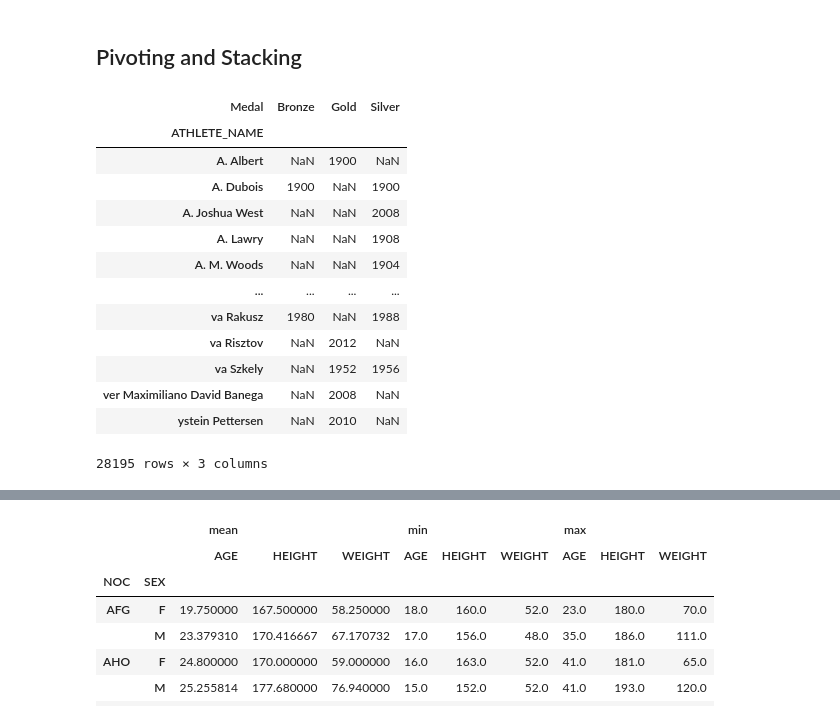
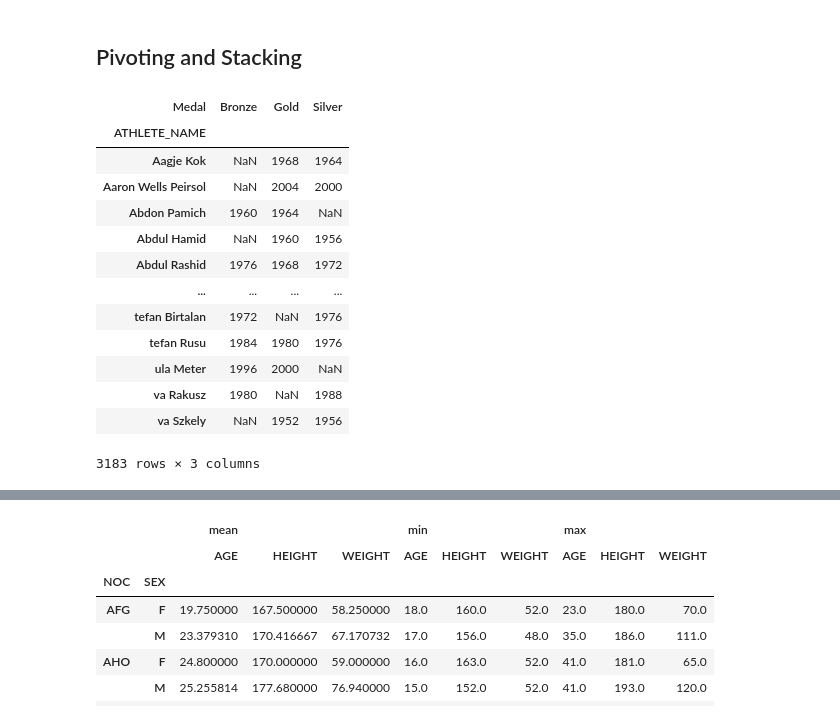
Before and after one commit to srushti-vai/Olympics-Data-Analysis, a Jupyter notebook: Olympics Data Analysis.ipynb, the cells around one changed output, grey strips where cells are left out. Drawn from its saved outputs; the diff is of its cells as text; code cells hidden in the pictures.

```diff
--- a/Olympics Data Analysis.ipynb
+++ b/Olympics Data Analysis.ipynb
@@ -167,3 +215,14 @@ The main use for this data frame will be to merge this with the athletes_df to g
 # first merges the athletes df with winter df
 total_df = pd.merge(athletes_df, all_seasons_df, left_on='ATHLETE_NAME', right_on='Name')
 total_df = total_df.drop('Name', axis=1)
+
+
+# Cleaning height, weight, and age of total_df by stack and sorting
+# by gender and sport, then imputing, to get similar data to fill in the NA values
+
+total_df = total_df.set_index(['SEX', 'Sport']).sort_index()
+total_df['AGE'].ffill(inplace=True)
+total_df['WEIGHT'].ffill(inplace=True)
+total_df['HEIGHT'].ffill(inplace=True)
+
+display(total_df)
@@ -174,11 +248,3 @@ The new dataframe that was created, called 'total_df' contains a combined datafr
 
 We will use this data frame first to clean the data in the athletes_df, by stacking using the gender and sport and sorting these indices, to impute data for the age, height and weight columns of the dataframe. The reason we sort by the gender and sport is so that we can impute similar biometrics for the athletes with missing data (ex. not accidentally using a male wrestlers' weight for a female figure skater).
 Next,
-# %%
-# Cleaning height, weight, and age of total_df by stack and sorting
-# by gender and sport, then imputing, to get similar data to fill in the NA values
-
-total_df = total_df.set_index(['SEX', 'Sport']).sort_index()
-total_df['AGE'] = total_df['AGE'].ffill()
-total_df['HEIGHT'] = total_df['HEIGHT'].ffill()
-total_df['WEIGHT'] = total_df['WEIGHT'].ffill()
@@ -228,30 +292,34 @@ The graphs above are 3 density graphs that each respectively analyze the age of
 # %%
 # pivot the data by player names and have the columns be the games,
 # values will be the medals to see the change in their winnings and improvement through the years
 
-copy_winners_df = winners_df.copy().reset_index()
+copy_winners_df = total_df.copy().reset_index()
 
-winners_subset = copy_winners_df[['ATHLETE_NAME', 'Year', 'Medal', 'Event']]
+winners_subset = copy_winners_df[['ATHLETE_NAME', 'Year', 'Medal']]
 
+# pivots the df to get the highest level medal earned by an athlete for the given year
 winners_pt = winners_subset.pivot_table(index=['ATHLETE_NAME'], columns='Medal', values='Year', aggfunc='first')
 
 winners_pt.stack()
 
 winners_pt.sort_index()
 
-display(winners_pt)
+multi_winner_pt = winners_pt[(winners_pt.Bronze != winners_pt.Silver) & (winners_pt.Bronze != winners_pt.Gold) & (winners_pt.Gold != winners_pt.Silver)].dropna(thresh=2)
+
+
+display(multi_winner_pt)
 # %% [output]
 | Medal | Bronze | Gold | Silver |
 | ATHLETE_NAME |  |  |  |
-| A. Albert | NaN | 1900 | NaN |
-| A. Dubois | 1900 | NaN | 1900 |
-| A. Joshua West | NaN | NaN | 2008 |
-| A. Lawry | NaN | NaN | 1908 |
-| A. M. Woods | NaN | NaN | 1904 |
+| Aagje Kok | NaN | 1968 | 1964 |
+| Aaron Wells Peirsol | NaN | 2004 | 2000 |
+| Abdon Pamich | 1960 | 1964 | NaN |
+| Abdul Hamid | NaN | 1960 | 1956 |
+| Abdul Rashid | 1976 | 1968 | 1972 |
 | ... | ... | ... | ... |
+| tefan Birtalan | 1972 | NaN | 1976 |
+| tefan Rusu | 1984 | 1980 | 1976 |
+| ula Meter | 1996 | 2000 | NaN |
 | va Rakusz | 1980 | NaN | 1988 |
-| va Risztov | NaN | 2012 | NaN |
 | va Szkely | NaN | 1952 | 1956 |
-| ver Maximiliano David Banega | NaN | 2008 | NaN |
-| ystein Pettersen | NaN | 2010 | NaN |
-28195 rows × 3 columns
+3183 rows × 3 columns
```
Also changed, not shown: parts of 11 cells of this notebook, 1 other file.
